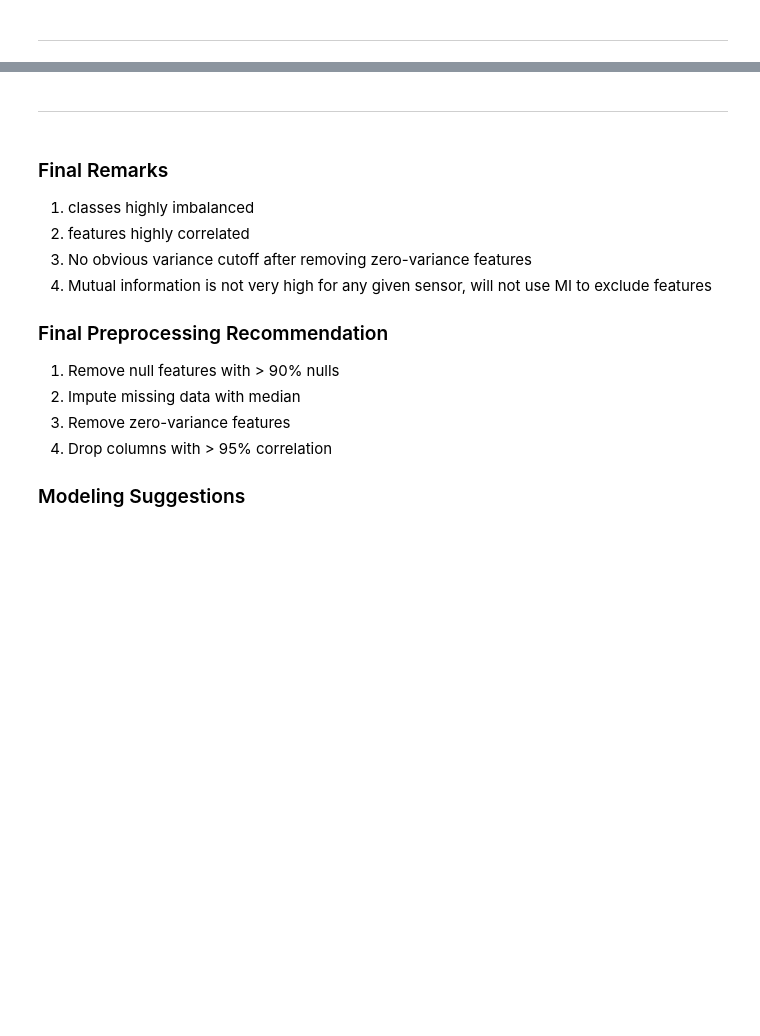
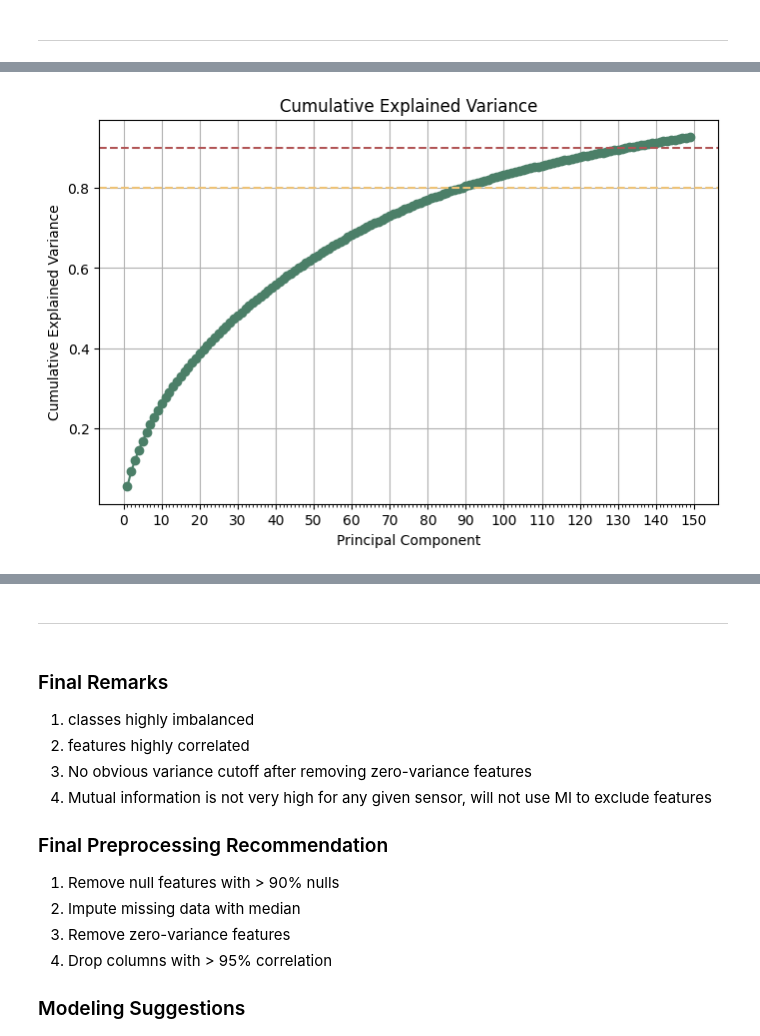
Before and after one commit to intuitiveengineer/secom-ml, a Jupyter notebook: notebooks/00-data-exploration.ipynb, the cells around one changed output, grey strips where cells are left out. Cells and saved outputs as stored; diff of their text form; code cells hidden in the pictures; blank space fills up the shorter version.

```diff
--- a/notebooks/00-data-exploration.ipynb
+++ b/notebooks/00-data-exploration.ipynb
@@ -85,0 +176,16 @@ print(pairs.head(50))
+# %%
+# Plotting cumulative explained variance
+cum_var = np.cumsum(pca.explained_variance_ratio_)
+plt.figure(figsize=(8,5))
+plt.plot(range(1, 150), cum_var[:149], color='#4B7F68', marker='o')
+plt.xlabel("Principal Component")
+plt.xticks(ticks=range(0, 151, 10))
+plt.xticks(ticks=range(1, 150), minor=True)
+plt.ylabel("Cumulative Explained Variance")
+plt.title("Cumulative Explained Variance")
+plt.grid(True)
+plt.axhline(0.8, ls='--', color = '#EDC276')
+plt.axhline(0.9, ls='--', color = '#B15455')
+plt.show()
+# %% [output]
+[figure, added]
```
Also changed, not shown: parts of 23 cells of this notebook.
